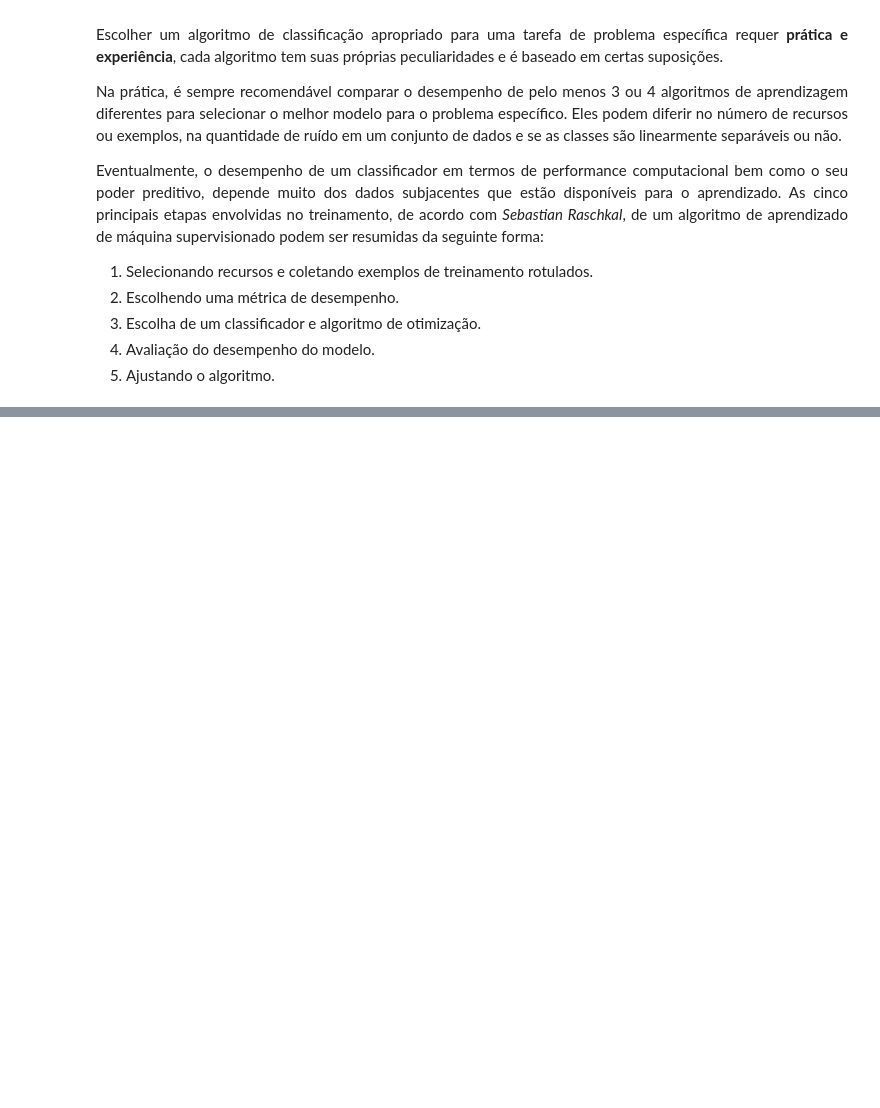
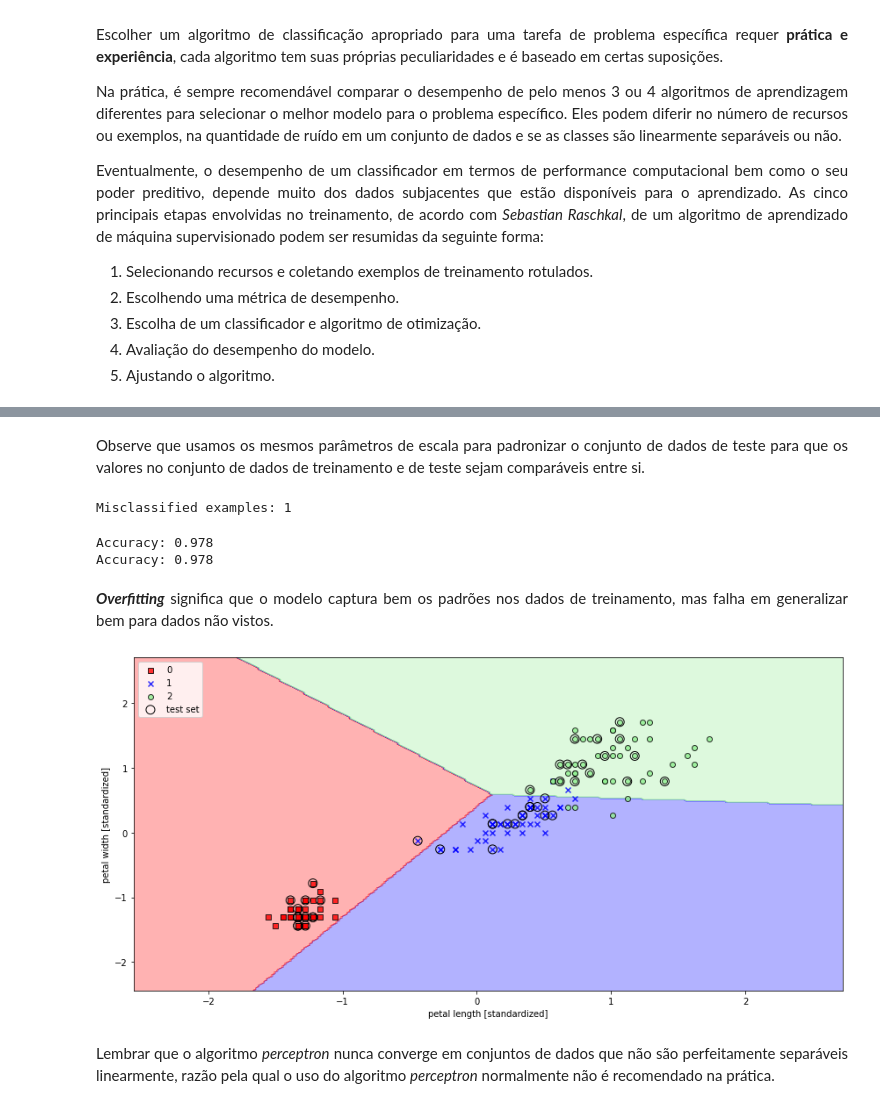
Before and after one commit to willianpina/Machine_Learning_Studies, a Jupyter notebook: Um tour pelos classificadores - scikit learn.ipynb, the cells around one changed output, grey strips where cells are left out. Saved outputs shown, nothing was run; the diff lists cells and outputs as text; code cells hidden in the pictures; blank space fills up the shorter version.

```diff
--- a/Um tour pelos classificadores - scikit learn.ipynb
+++ b/Um tour pelos classificadores - scikit learn.ipynb
@@ -17,0 +39,10 @@
+# %%
+# Dividindo os dados em 70% treinamento e 30% teste
+from sklearn.model_selection import train_test_split
+
+X_train, X_test, y_train, y_test = train_test_split(
+    X, y, test_size=0.3, random_state=1, stratify=y)
+
+print('Labels count in y:', np.bincount(y))
+print('Labels count in y_train:', np.bincount(y_train))
+print('Labels count in y_test:', np.bincount(y_test))
@@ -17,0 +55,33 @@
+# %%
+# Padronizando as Características (normalizando)
+from sklearn.preprocessing import StandardScaler
+
+sc = StandardScaler()
+sc.fit(X_train)
+X_train_std = sc.transform(X_train)
+X_test_std = sc.transform(X_test)
+# %% [markdown]
+<p align='justify'>Observe que usamos os mesmos parâmetros de escala para padronizar o conjunto de dados de teste para que os valores no conjunto de dados de treinamento e de teste sejam comparáveis entre si.</p>
+# %%
+# Treinando o Perceptron via scikit-learn
+from sklearn.linear_model import Perceptron
+
+
+ppn = Perceptron(eta0=0.1, random_state=1) # Instanciando o modelo
+ppn.fit(X_train_std, y_train) # Ajustando os dados
+
+y_pred = ppn.predict(X_test_std) # Fazendo predições
+print('Misclassified examples: %d' % (y_test != y_pred).sum())
+# %% [output]
+Misclassified examples: 1
+# %%
+from sklearn.metrics import accuracy_score
+
+# Avaliando a acurárcia do modelo
+print('Accuracy: %.3f' % accuracy_score(y_test, y_pred)) # Modo 1 usando o Accuracy_score
+print('Accuracy: %.3f' % ppn.score(X_test_std, y_test))  # Modo 2 usando o score
+# %% [output]
+Accuracy: 0.978
+Accuracy: 0.978
+# %% [markdown]
+<p align='justify'><b><i>Overfitting</i></b> significa que o modelo captura bem os padrões nos dados de treinamento, mas falha em generalizar bem para dados não vistos.</p>
@@ -17,0 +150,19 @@
+# %%
+# Treinando um modelo perceptron usando os dados de treinamento padronizados:
+X_combined_std = np.vstack((X_train_std, X_test_std))
+y_combined = np.hstack((y_train, y_test))
+
+plt.figure(figsize=(12,6))
+plot_decision_regions(X=X_combined_std, y=y_combined,
+                      classifier=ppn, test_idx=range(105, 150))
+plt.xlabel('petal length [standardized]')
+plt.ylabel('petal width [standardized]')
+plt.legend(loc='upper left')
+
+plt.tight_layout()
+
+plt.show()
+# %% [output]
+[figure, added]
+# %% [markdown]
+<p align='justify'>Lembrar que o algoritmo <i>perceptron</i> nunca converge em conjuntos de dados que não são perfeitamente separáveis linearmente, razão pela qual o uso do algoritmo <i>perceptron</i> normalmente não é recomendado na prática.</p>
```
Also changed, not shown: parts of 9 cells of this notebook.
